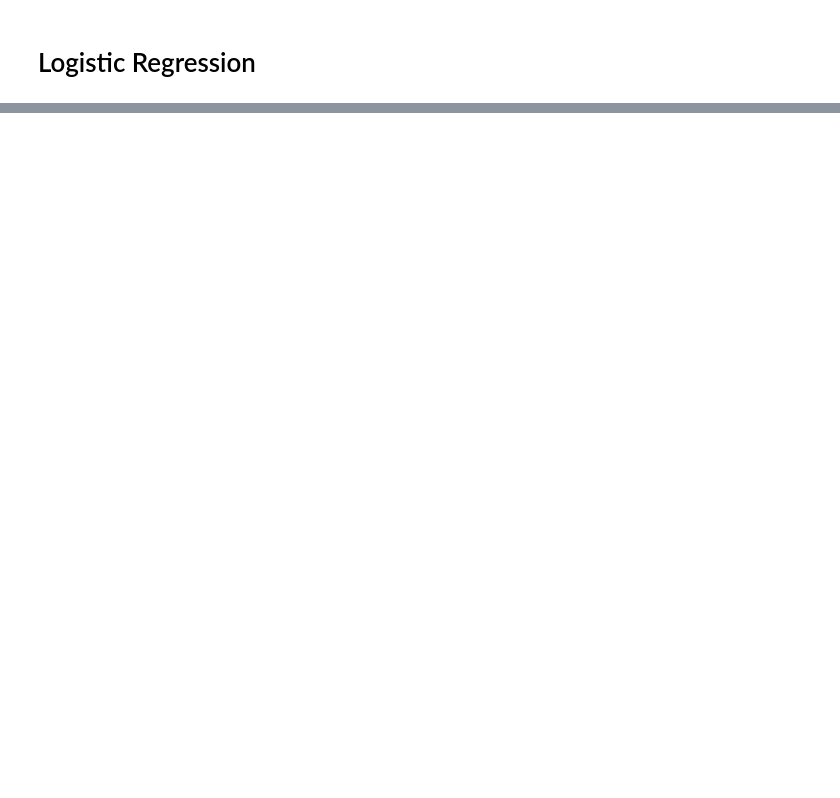
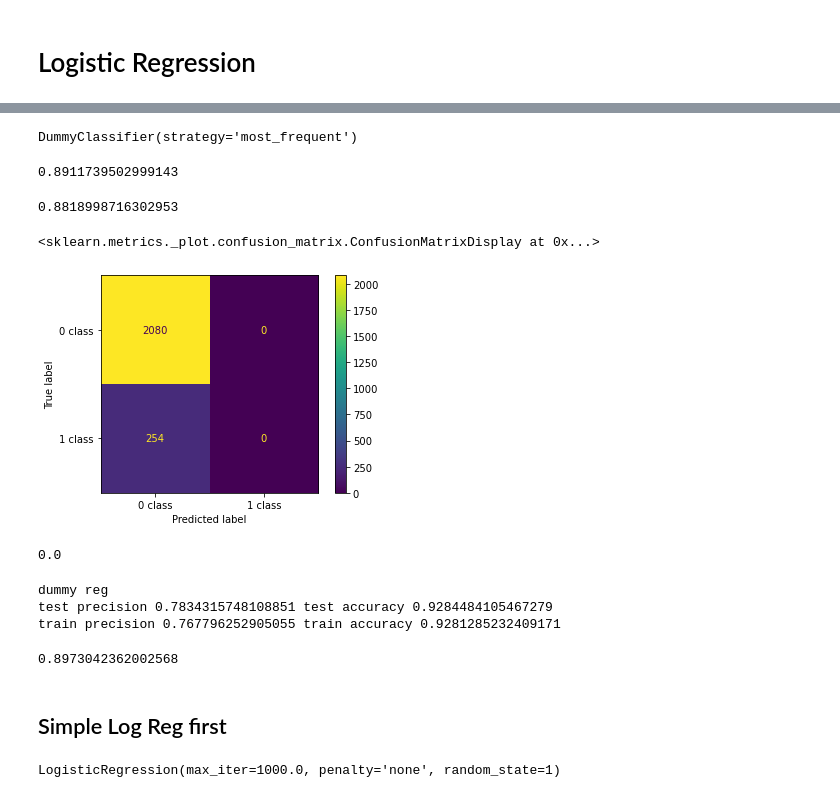
Before and after one commit to natehiatt/covid_vax_project, a Jupyter notebook: notebooks/modelling_scratch.ipynb, the cells around one changed output, grey strips where cells are left out. Saved outputs shown, nothing was run; the diff lists cells and outputs as text; code cells hidden in the pictures; blank space fills up the shorter version.

Commit message:
adding all changes to modelling notebook

```diff
--- a/notebooks/modelling_scratch.ipynb
+++ b/notebooks/modelling_scratch.ipynb
@@ -65,0 +241,40 @@ cross_validate(final_dt, X_train, y_train, scoring=['precision', 'accuracy'],ret
+# %%
+dummy_model = DummyClassifier(strategy='most_frequent')
+# %%
+dummy_model.fit(X_train, y_train)
+# %% [output]
+DummyClassifier(strategy='most_frequent')
+# %%
+dummy_model.score(X_train, y_train)
+# %% [output]
+0.8911739502999143
+# %%
+dt.score(X_test, y_test)
+# %% [output]
+0.8818998716302953
+# %%
+y_pred = dummy_model.predict(X_train)
+# %%
+cm = confusion_matrix(y_train, y_pred)
+ConfusionMatrixDisplay(cm, display_labels=['0 class', '1 class']).plot()
+# %% [output]
+<sklearn.metrics._plot.confusion_matrix.ConfusionMatrixDisplay at 0x...>
+[figure, added]
+# %%
+precision_score(y_train, y_pred)
+# %% [output]
+0.0
+# %%
+# Model Evaluation
+cv_results0 = cross_validate(dummy_model, X_train, y_train, cv=5, scoring=['precision', 'accuracy'],return_train_score=True)
+cv_results0 = print('dummy reg \ntest precision', cv_results['test_precision'].mean(), 'test accuracy', cv_results['test_accuracy'].mean(), '\n' 'train precision', cv_results['train_precision'].mean(), 'train accuracy', cv_results['train_accuracy'].mean())
+# %% [output]
+dummy reg
+test precision 0.7834315748108851 test accuracy 0.9284484105467279
+train precision 0.767796252905055 train accuracy 0.9281285232409171
+# %%
+dummy_model.score(X_test, y_test)
+# %% [output]
+0.8973042362002568
+# %% [markdown]
+## Simple Log Reg first
@@ -65,0 +283,5 @@ cross_validate(final_dt, X_train, y_train, scoring=['precision', 'accuracy'],ret
+# %%
+# no scaling since no penalty
+simple_logreg_model.fit(X_train, y_train)
+# %% [output]
+LogisticRegression(max_iter=1000.0, penalty='none', random_state=1)
```
Also changed, not shown: parts of 68 cells of this notebook.
